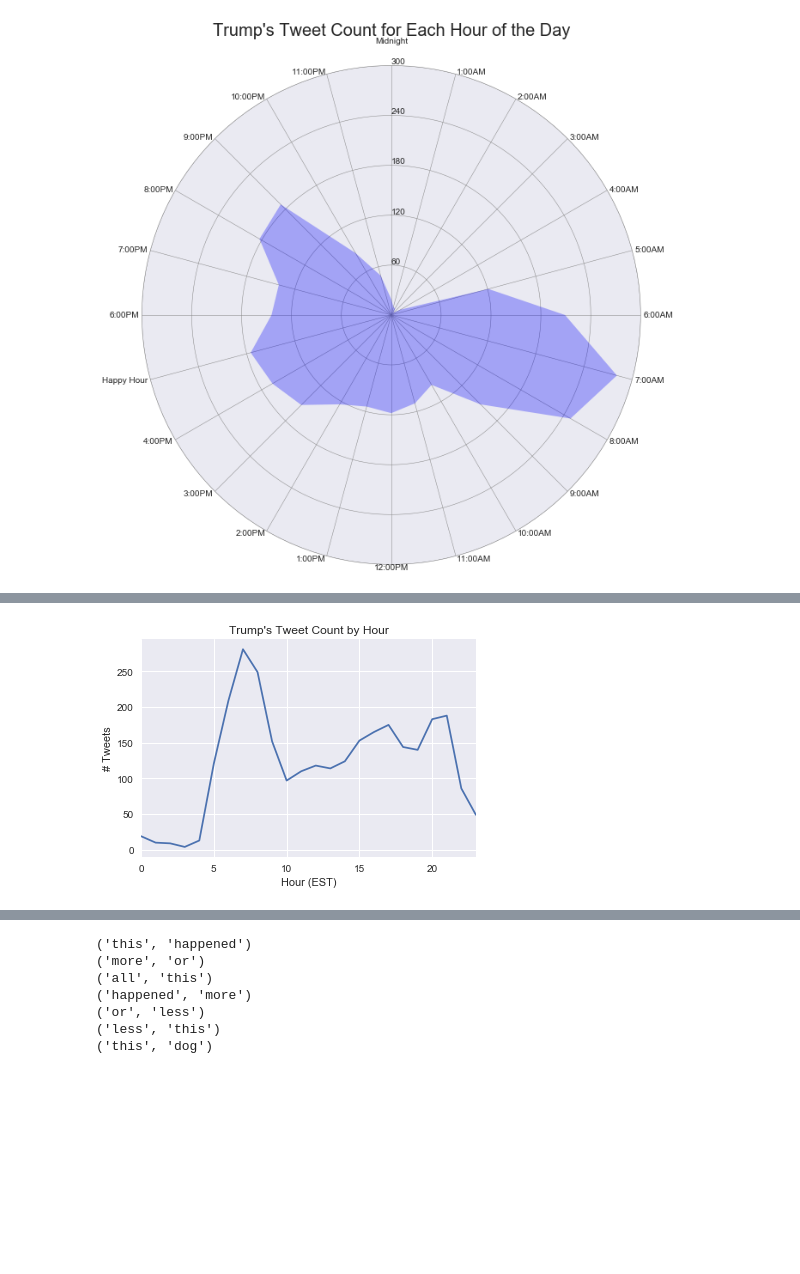
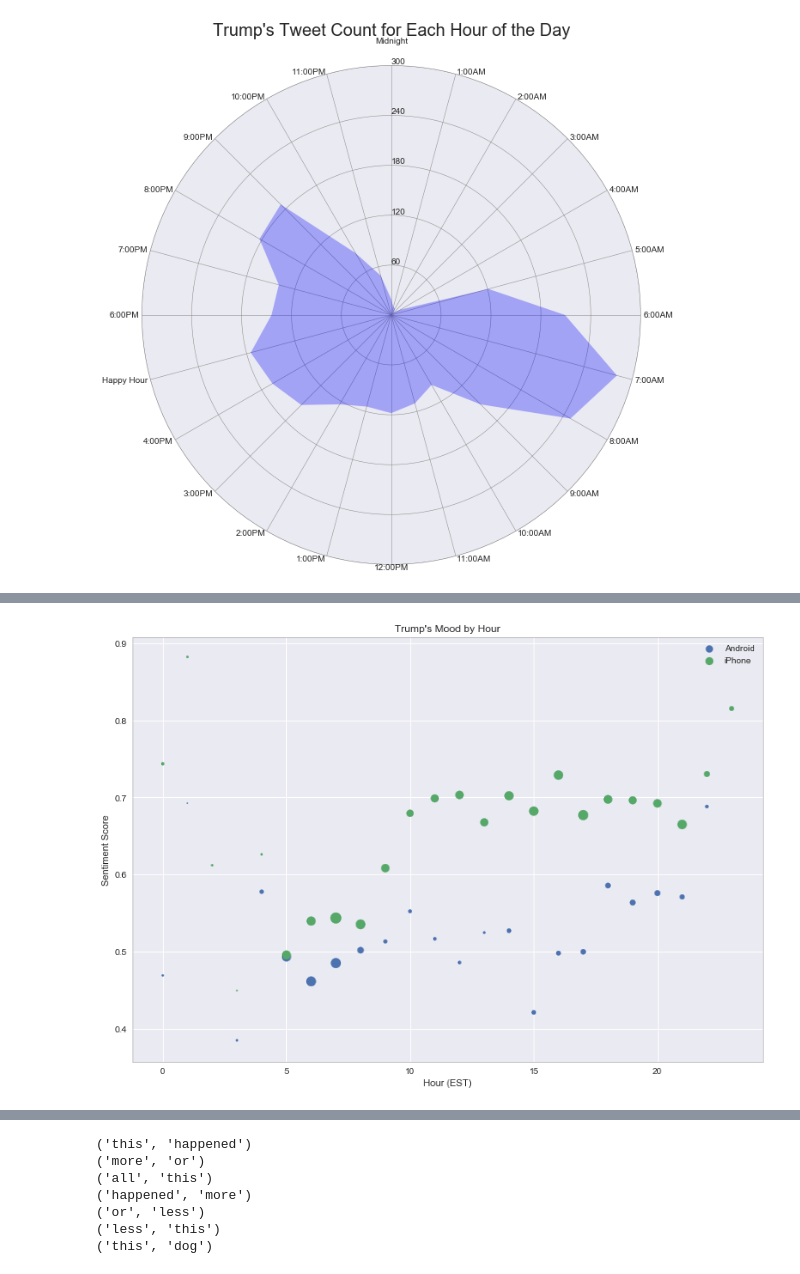
Before and after one commit to mmargenot/sensitivipy, a Jupyter notebook: sentiment.ipynb, the cells around one changed output, grey strips where cells are left out. Drawn from its saved outputs; the diff is of its cells as text; code cells hidden in the pictures; blank space fills up the shorter version.

```diff
--- a/sentiment.ipynb
+++ b/sentiment.ipynb
@@ -356,3 +469,8 @@ print(classification_report(Y_test_both, vector_machine.predict(X_test_both)))
 avg / total       0.77      0.76      0.76    640000
 # %% [markdown]
 ## Start Playing with Results
+# %%
+trump_tweets_phones = trump_tweets[
+    (trump_tweets.source=='Twitter for Android')|
+    (trump_tweets.source=='Twitter for iPhone')
+]
@@ -380,0 +514,5 @@ X
+# %%
+Y = trump_tweets_phones.groupby(
+    [trump_tweets_phones.index.hour, trump_tweets_phones.source]
+).sentiment_prob.describe()
+Y
@@ -629,7 +806,21 @@ plt.title("Trump's Mood by Hour");
-# %%
-X['count'].plot()
-plt.xlabel('Hour (EST)')
-plt.ylabel('# Tweets')
-plt.title("Trump's Tweet Count by Hour");
-# %% [output]
-[figure, removed]
+# %%
+android_description = Y.loc[Y.index.get_level_values('source') == 'Twitter for Android']
+iphone_description = Y.loc[Y.index.get_level_values('source') == 'Twitter for iPhone']
+# %%
+ax, fig = plt.subplots(figsize=(13, 9))
+plt.scatter(
+    np.arange(len(android_description)),
+    android_description['mean'].values,
+    s=android_description['count'].values
+)
+plt.scatter(
+    np.arange(len(iphone_description)),
+    iphone_description['mean'].values,
+    s=iphone_description['count'].values
+)
+plt.xlabel('Hour (EST)')
+plt.ylabel('Sentiment Score')
+plt.title("Trump's Mood by Hour");
+plt.legend(['Android', 'iPhone']);
+# %% [output]
+[figure, added]
```
Also changed, not shown: parts of 31 cells of this notebook.
